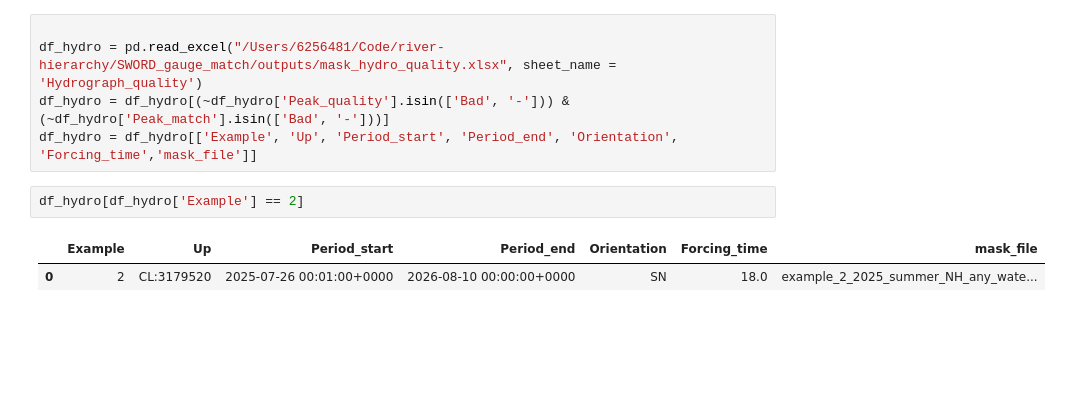
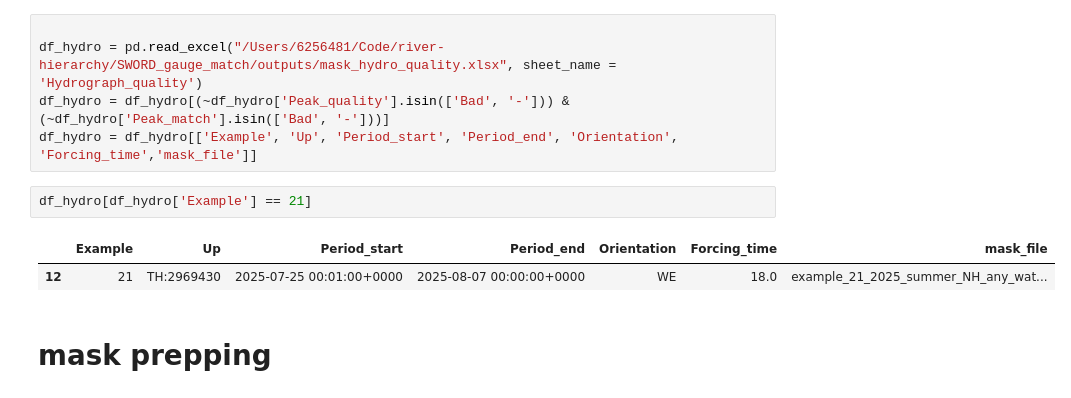
Before and after one commit to niekcde/river_hierarchy, a Jupyter notebook: cli_commands.ipynb, the cells around one changed output. Drawn from its saved outputs; the diff is of its cells as text; blank space fills up the shorter version.

```diff
--- a/cli_commands.ipynb
+++ b/cli_commands.ipynb
@@ -7,7 +7,9 @@ df_hydro = pd.read_excel("/Users/6256481/Code/river-hierarchy/SWORD_gauge_match/
 df_hydro = df_hydro[(~df_hydro['Peak_quality'].isin(['Bad', '-'])) & (~df_hydro['Peak_match'].isin(['Bad', '-']))]
 df_hydro = df_hydro[['Example', 'Up', 'Period_start', 'Period_end', 'Orientation', 'Forcing_time','mask_file']]
 # %%
-df_hydro[df_hydro['Example'] == 2]
+df_hydro[df_hydro['Example'] == 21]
 # %% [output]
 |  | Example | Up | Period_start | Period_end | Orientation | Forcing_time | mask_file |
-| 0 | 2 | CL:3179520 | 2025-07-26 00:01:00+0000 | 2026-08-10 00:00:00+0000 | SN | 18.0 | example_2_2025_summer_NH_any_wate... |
+| 12 | 21 | TH:2969430 | 2025-07-25 00:01:00+0000 | 2025-08-07 00:00:00+0000 | WE | 18.0 | example_21_2025_summer_NH_any_wat... |
+# %% [markdown]
+# mask prepping
```
Also changed, not shown: parts of 20 cells of this notebook, 26 other files.
